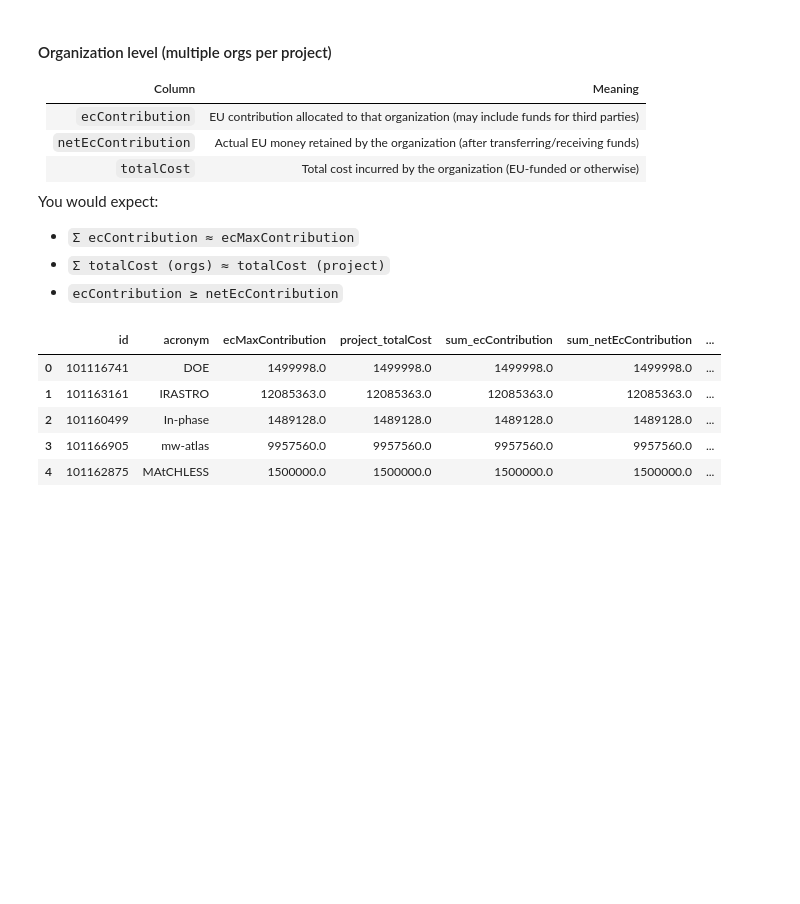
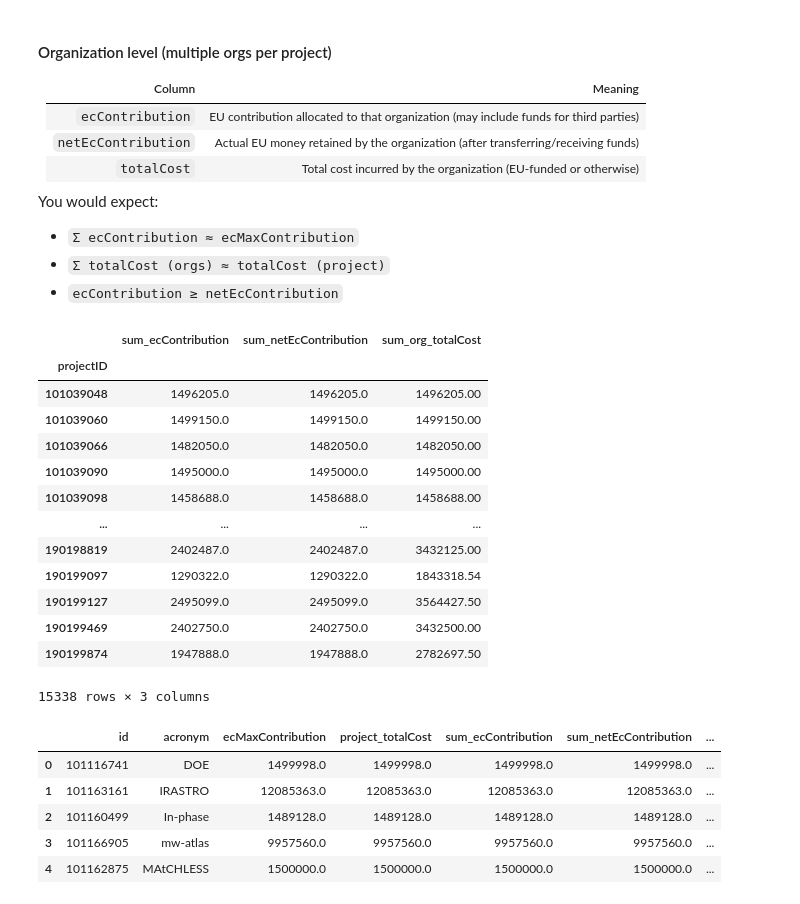
Before and after one commit to EliasIblisdir/MDA_project, a Jupyter notebook: Horizon.ipynb, the cells around one changed output. Cells and saved outputs as stored; diff of their text form; code cells hidden in the pictures; blank space fills up the shorter version.

```diff
--- a/Horizon.ipynb
+++ b/Horizon.ipynb
@@ -390,14 +390,31 @@ You would expect:
 # %%
 # Step 1: Aggregate org-level data by project
 org_agg = organizations.groupby("projectID").agg({
     "ecContribution": "sum",
     "netEcContribution": "sum",
     "totalCost": "sum"
 }).rename(columns={
     "ecContribution": "sum_ecContribution",
     "netEcContribution": "sum_netEcContribution",
     "totalCost": "sum_org_totalCost"
 })
+
+org_agg
+# %% [output]
+|  | sum_ecContribution | sum_netEcContribution | sum_org_totalCost |
+| projectID |  |  |  |
+| 101039048 | 1496205.0 | 1496205.0 | 1496205.00 |
+| 101039060 | 1499150.0 | 1499150.0 | 1499150.00 |
+| 101039066 | 1482050.0 | 1482050.0 | 1482050.00 |
+| 101039090 | 1495000.0 | 1495000.0 | 1495000.00 |
+| 101039098 | 1458688.0 | 1458688.0 | 1458688.00 |
+| ... | ... | ... | ... |
+| 190198819 | 2402487.0 | 2402487.0 | 3432125.00 |
+| 190199097 | 1290322.0 | 1290322.0 | 1843318.54 |
+| 190199127 | 2495099.0 | 2495099.0 | 3564427.50 |
+| 190199469 | 2402750.0 | 2402750.0 | 3432500.00 |
+| 190199874 | 1947888.0 | 1947888.0 | 2782697.50 |
+15338 rows × 3 columns
 # %%
 # Step 2: Select financial fields from projects
 project_subset = projects[["id", "acronym", "ecMaxContribution", "totalCost"]].copy()
```
Also changed, not shown: parts of 16 cells of this notebook, 7 other files.
